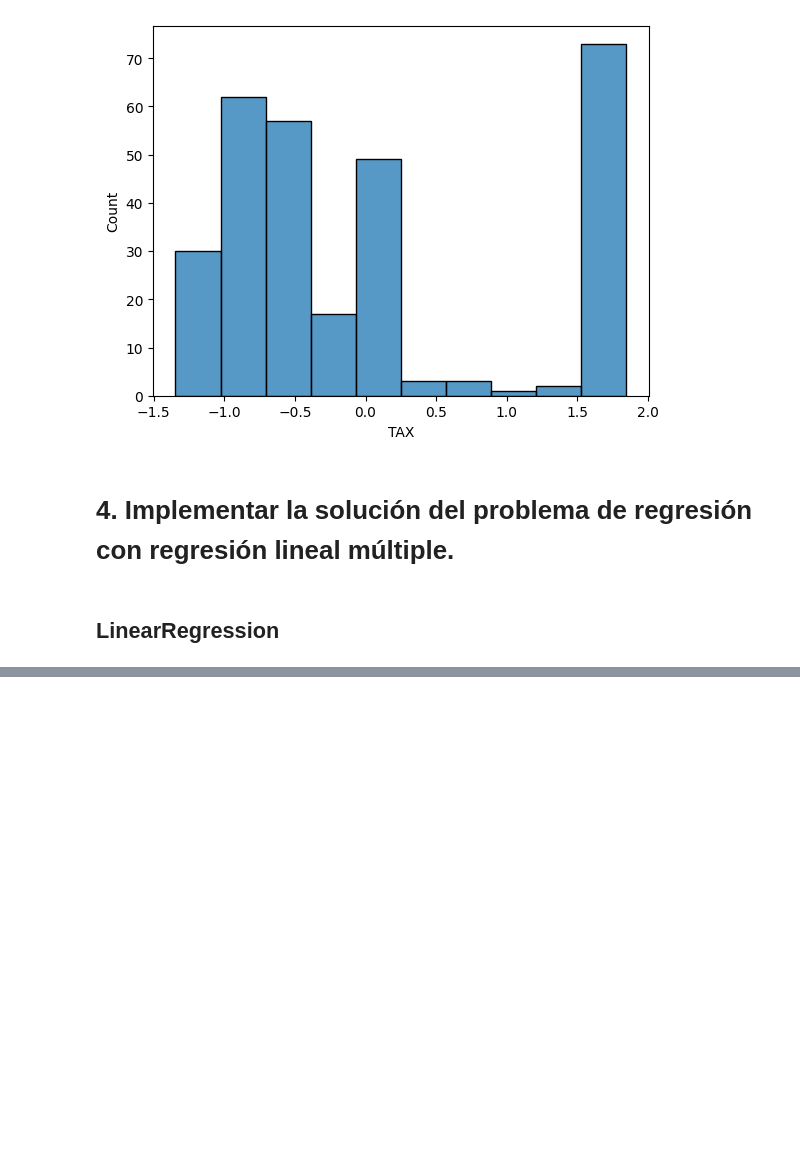
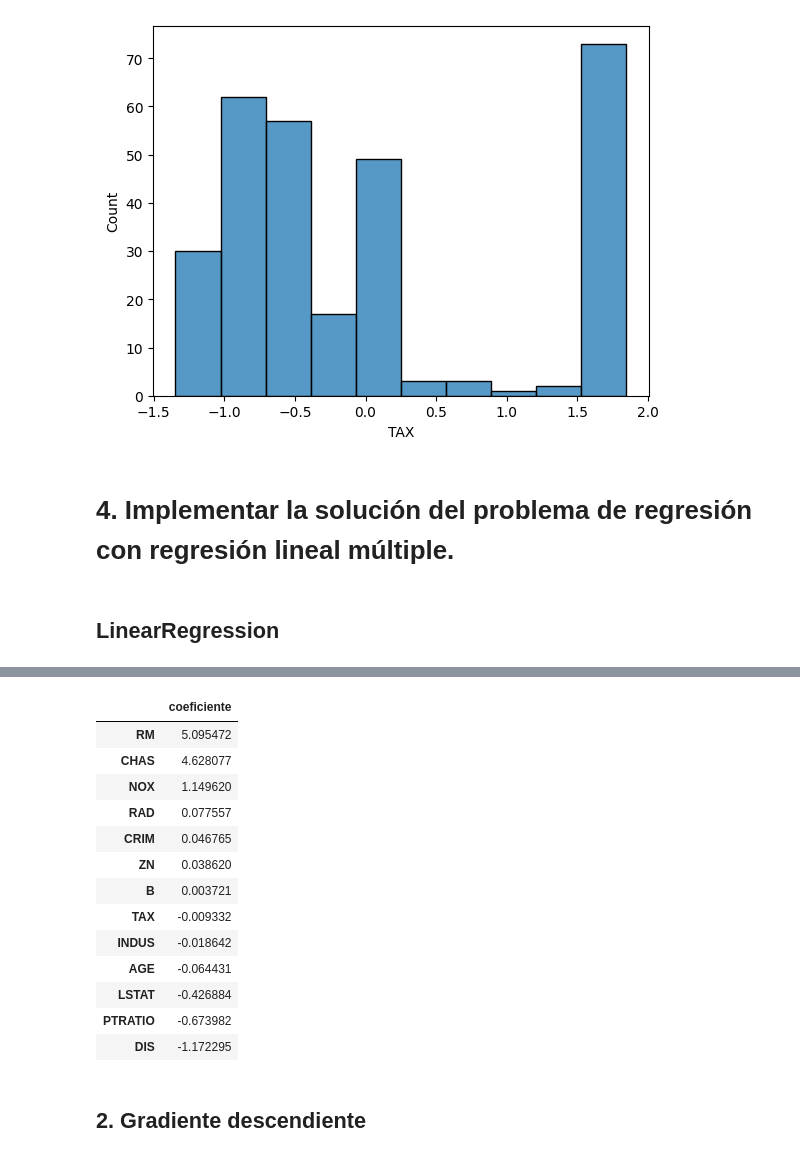
Before and after one commit to julilc/AA1-TUIA-LopezCeratto-RodriguezGrino-Slepoy, a Jupyter notebook: Tp-regresion-AA1-Kn.ipynb, the cells around one changed output, grey strips where cells are left out. Saved outputs shown, nothing was run; the diff lists cells and outputs as text; code cells hidden in the pictures; blank space fills up the shorter version.

```diff
--- a/Tp-regresion-AA1-Kn.ipynb
+++ b/Tp-regresion-AA1-Kn.ipynb
@@ -294,0 +347,20 @@ LinearRegression()
+# %%
+coeficientes=pd.DataFrame(data=linear_r.coef_.T, index=X_train.columns, columns=['coeficiente'])
+coeficientes.sort_values(by='coeficiente', ascending=False)
+# %% [output]
+|  | coeficiente |
+| RM | 5.095472 |
+| CHAS | 4.628077 |
+| NOX | 1.149620 |
+| RAD | 0.077557 |
+| CRIM | 0.046765 |
+| ZN | 0.038620 |
+| B | 0.003721 |
+| TAX | -0.009332 |
+| INDUS | -0.018642 |
+| AGE | -0.064431 |
+| LSTAT | -0.426884 |
+| PTRATIO | -0.673982 |
+| DIS | -1.172295 |
+# %% [markdown]
+## 2. Gradiente descendiente
```
Also changed, not shown: parts of 21 cells of this notebook.
